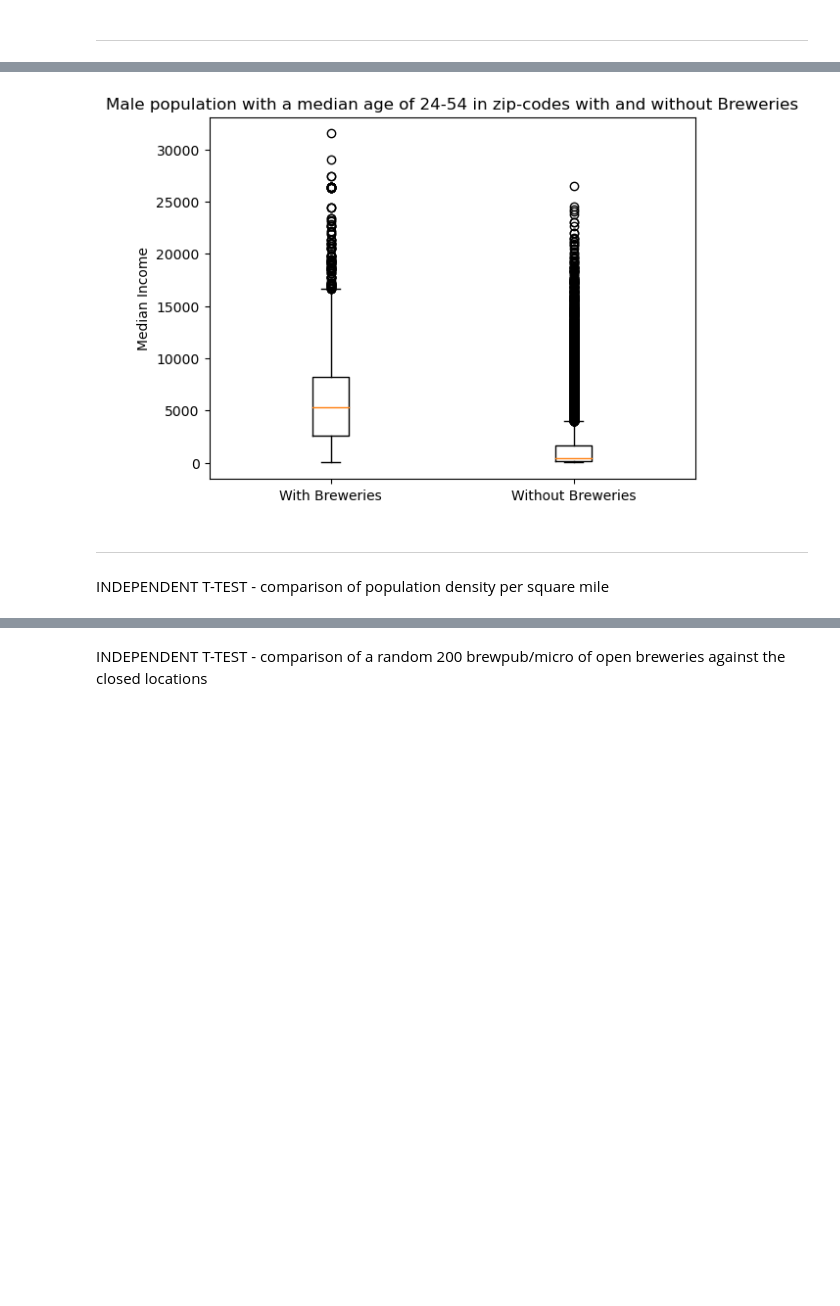
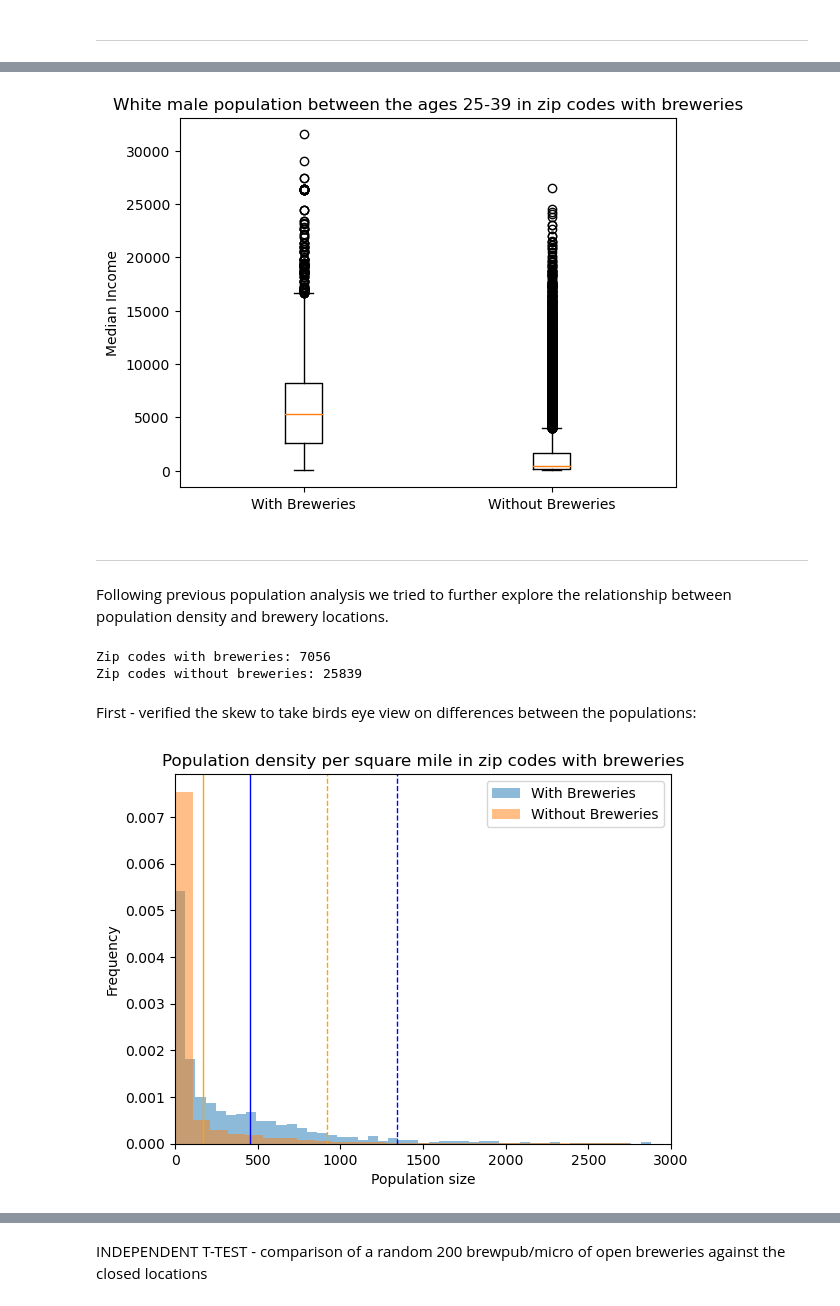
Before and after one commit to rpatel9877/project1, a Jupyter notebook: starter_folders/vicky_lasota/vicky_lasota.ipynb, the cells around one changed output, grey strips where cells are left out. Saved outputs shown, nothing was run; the diff lists cells and outputs as text; code cells hidden in the pictures; blank space fills up the shorter version.

```diff
--- a/starter_folders/vicky_lasota/vicky_lasota.ipynb
+++ b/starter_folders/vicky_lasota/vicky_lasota.ipynb
@@ -423,12 +458,12 @@ plt.show()
 # %%
 #plot boxplot to show the data comparing the two populations
 plt.boxplot([zip_breweries_micro_males['male_brew_age'], no_brew_zip_males['male_brew_age']], labels=['With Breweries', 'Without Breweries'])
-plt.title('Male population with a median age of 24-54 in zip-codes with and without Breweries')
+plt.title('White male population between the ages 25-39 in zip codes with breweries')
 plt.ylabel('Median Income')
 plt.show()
 # %% [output]
-[figure, old version]
+[figure, new version]
 # %% [markdown]
 _____________________________________________________________________________________
-# %% [markdown]
-INDEPENDENT T-TEST - comparison of population density per square mile
+# %% [markdown]
+Following previous population analysis we tried to further explore the relationship between population density and brewery locations.
@@ -434,0 +476,30 @@ INDEPENDENT T-TEST - comparison of population density per square mile
+# %%
+#show row count for the sets
+print("Zip codes with breweries: " + str(len(zip_breweries_micro_density)))
+print("Zip codes without breweries: " + str(len(no_brew_zip_density)))
+# %% [output]
+Zip codes with breweries: 7056
+Zip codes without breweries: 25839
+# %% [markdown]
+First - verified the skew to take  birds eye view on differences between the populations:
+# %%
+ # plot a histogram showing the data comparing the two populations using small markers
+plt.hist(zip_breweries_micro_density[' Population Density per mile2 '], alpha=0.5, label='With Breweries', bins=250, density=True)
+plt.hist(no_brew_zip_density['density(mil2)'], alpha=0.5, label='Without Breweries', bins=250, density=True)
+plt.axvline(zip_breweries_micro_density[' Population Density per mile2 '].mean(), color='blue', linestyle='solid', linewidth=1)
+plt.axvline(no_brew_zip_density['density(mil2)'].mean(), color='orange', linestyle='solid', linewidth=1)
+plt.axvline(zip_breweries_micro_density[' Population Density per mile2 '].mean() + zip_breweries_micro_density[' Population Density per mile2 '].std(), color='blue', linestyle='dashed', linewidth=1)
+plt.axvline(no_brew_zip_density['density(mil2)'].mean() + no_brew_zip_density['density(mil2)'].std(), color='orange', linestyle='dashed', linewidth=1)
+plt.axvline(zip_breweries_micro_density[' Population Density per mile2 '].mean() - zip_breweries_micro_density[' Population Density per mile2 '].std(), color='blue', linestyle='dashed', linewidth=1)
+plt.axvline(no_brew_zip_density['density(mil2)'].mean() - no_brew_zip_density['density(mil2)'].std(), color='orange', linestyle='dashed', linewidth=1)
+plt.title('Population density per square mile in zip codes with breweries')
+plt.xlabel('Population size')
+plt.ylabel('Frequency')
+
+#limit x axis to 0 to 20000
+plt.xlim(0, 3000)
+
+plt.legend()
+plt.show()
+# %% [output]
+[figure, added]
```
Also changed, not shown: parts of 45 cells of this notebook, 3 other files.
